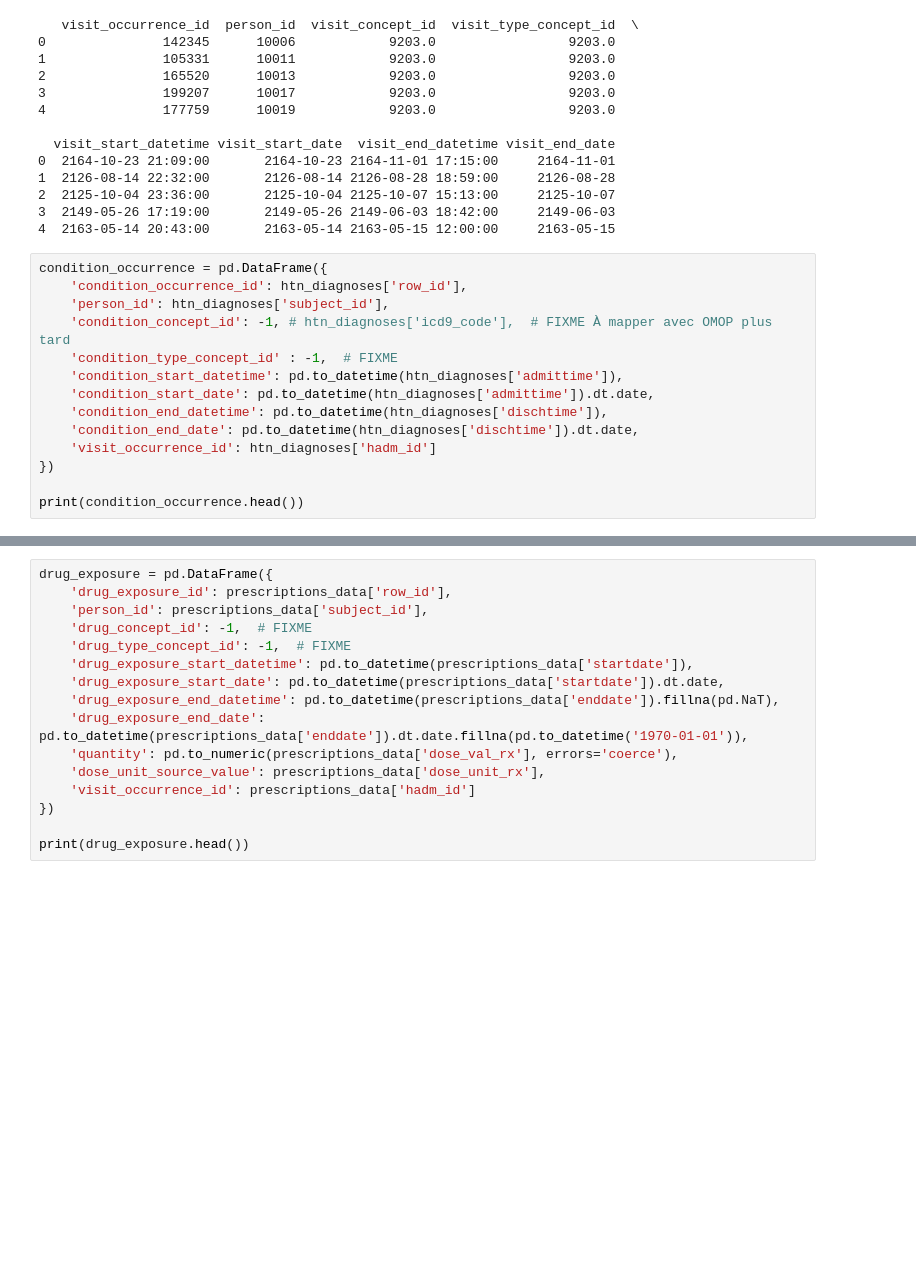
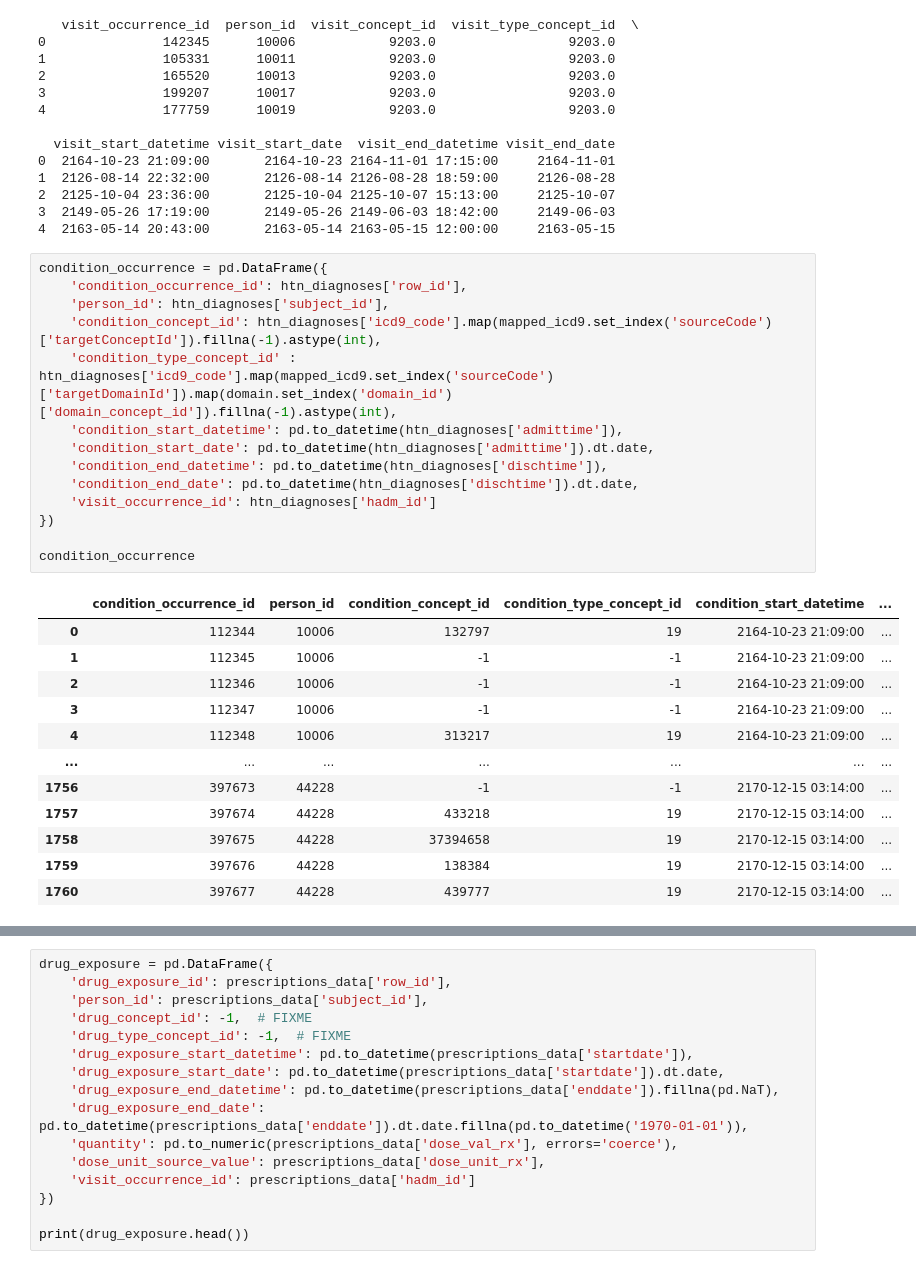
Before and after one commit to Mehd212/MIMICETL, a Jupyter notebook: main.ipynb, the cells around one changed output, grey strips where cells are left out. Saved outputs shown, nothing was run; the diff lists cells and outputs as text; blank space fills up the shorter version.

```diff
--- a/main.ipynb
+++ b/main.ipynb
@@ -421,15 +519,27 @@ print(visit_occurrence.head())
 # %%
 condition_occurrence = pd.DataFrame({
     'condition_occurrence_id': htn_diagnoses['row_id'],
     'person_id': htn_diagnoses['subject_id'],
-    'condition_concept_id': -1, # htn_diagnoses['icd9_code'],  # FIXME À mapper avec OMOP plus tard
-    'condition_type_concept_id' : -1,  # FIXME
+    'condition_concept_id': htn_diagnoses['icd9_code'].map(mapped_icd9.set_index('sourceCode')['targetConceptId']).fillna(-1).astype(int),
+    'condition_type_concept_id' : htn_diagnoses['icd9_code'].map(mapped_icd9.set_index('sourceCode')['targetDomainId']).map(domain.set_index('domain_id')['domain_concept_id']).fillna(-1).astype(int),
     'condition_start_datetime': pd.to_datetime(htn_diagnoses['admittime']),
     'condition_start_date': pd.to_datetime(htn_diagnoses['admittime']).dt.date,
     'condition_end_datetime': pd.to_datetime(htn_diagnoses['dischtime']),
     'condition_end_date': pd.to_datetime(htn_diagnoses['dischtime']).dt.date,
     'visit_occurrence_id': htn_diagnoses['hadm_id']
 })
 
-print(condition_occurrence.head())
+condition_occurrence
 # %% [output]
+|  | condition_occurrence_id | person_id | condition_concept_id | condition_type_concept_id | condition_start_datetime | ... |
+| 0 | 112344 | 10006 | 132797 | 19 | 2164-10-23 21:09:00 | ... |
+| 1 | 112345 | 10006 | -1 | -1 | 2164-10-23 21:09:00 | ... |
+| 2 | 112346 | 10006 | -1 | -1 | 2164-10-23 21:09:00 | ... |
+| 3 | 112347 | 10006 | -1 | -1 | 2164-10-23 21:09:00 | ... |
+| 4 | 112348 | 10006 | 313217 | 19 | 2164-10-23 21:09:00 | ... |
+| ... | ... | ... | ... | ... | ... | ... |
+| 1756 | 397673 | 44228 | -1 | -1 | 2170-12-15 03:14:00 | ... |
+| 1757 | 397674 | 44228 | 433218 | 19 | 2170-12-15 03:14:00 | ... |
+| 1758 | 397675 | 44228 | 37394658 | 19 | 2170-12-15 03:14:00 | ... |
+| 1759 | 397676 | 44228 | 138384 | 19 | 2170-12-15 03:14:00 | ... |
+| 1760 | 397677 | 44228 | 439777 | 19 | 2170-12-15 03:14:00 | ... |
```
Also changed, not shown: parts of 10 cells of this notebook.
